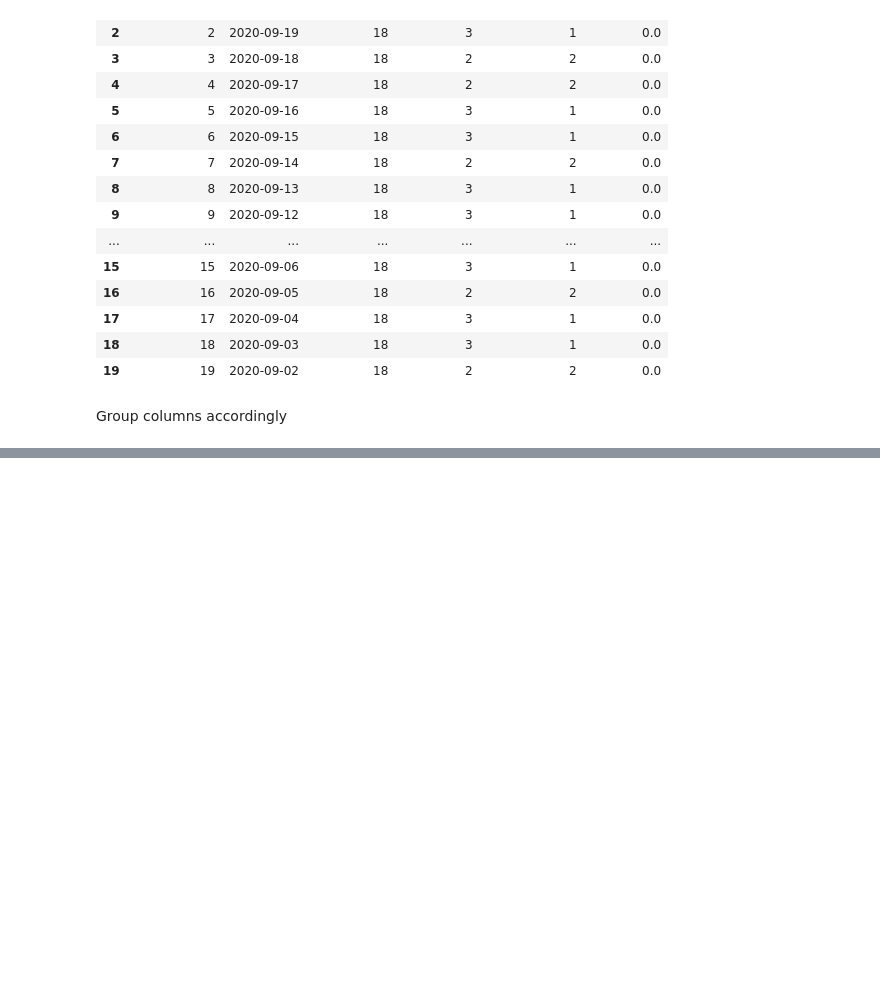
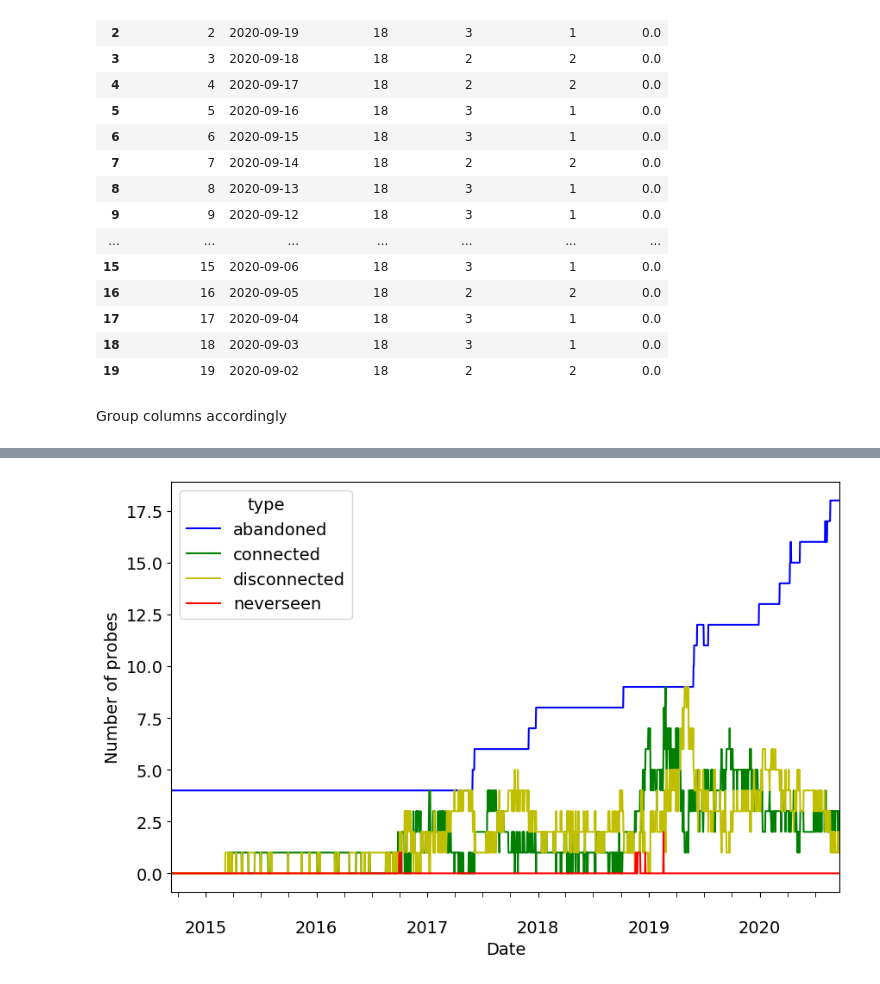
Before and after one commit to networkmeister/AFRICAN_RIPE_STATS_ANALYSIS, a Jupyter notebook: All_African_Countries_Data_1.ipynb, the cells around one changed output, grey strips where cells are left out. Cells and saved outputs as stored; diff of their text form; code cells hidden in the pictures; blank space fills up the shorter version.

Commit message:
Add files via upload
iloc issues fixed

```diff
--- a/All_African_Countries_Data_1.ipynb
+++ b/All_African_Countries_Data_1.ipynb
@@ -145,19 +158,20 @@ df_agg.head()
 # %%
-df_neverseen = df.iloc[:,[0,4]]
-df_neverseen.columns = {'date','amount'}
+df_neverseen = df_agg.iloc[:,[0,1]]
+df_neverseen.columns = ['date','amount']
 df_neverseen= df_neverseen.assign(type = 'neverseen')
 
-df_abandoned = df.iloc[:,[0,1]]
-df_abandoned.columns = {'date','amount'}
+df_abandoned = df_agg.iloc[:,[0,2]]
+df_abandoned.columns = ['date','amount']
 df_abandoned = df_abandoned.assign(type = 'abandoned')
 
-df_connected = df.iloc[:,[0,2]]
-df_connected.columns = {'date','amount'}
+df_connected = df_agg.iloc[:,[0,3]]
+df_connected.columns = ['date','amount']
 df_connected = df_connected.assign(type = 'connected')
 
-df_disconnected = df.iloc[:,[0,3]]
-df_disconnected.columns = {'date','amount'}
+df_disconnected = df_agg.iloc[:,[0,4]]
+df_disconnected.columns = ['date','amount']
 df_disconnected = df_disconnected.assign(type = 'disconnected')
 
 df_agg2 = pd.concat([df_neverseen, df_abandoned, df_connected, df_disconnected])
+#df_agg2.set_index('date', inplace=True)
 df_agg2.head(10)
@@ -163,0 +202,27 @@ df_agg2.head(10)
+# %%
+# plot data
+fig, ax = plt.subplots(figsize=(10,7))
+# use unstack()
+df_agg2.date = pd.to_datetime(df_agg2['date'], format='%Y-%m-%d')
+
+styles = ['b','g','y', 'r']
+
+df_agg2.groupby(['date','type']).sum()['amount'].unstack()
+
+df_agg2.groupby(['date','type']).sum()['amount'].unstack().plot(style=styles, ax=ax)
+ax.set_xlabel('Date')
+ax.set_ylabel('Number of probes')
+
+ax.xaxis.set_major_locator(matplotlib.dates.YearLocator())
+ax.xaxis.set_minor_locator(matplotlib.dates.MonthLocator((1,4,7,10)))
+
+ax.xaxis.set_major_formatter(matplotlib.dates.DateFormatter("\n%Y"))
+#ax.xaxis.set_minor_formatter(matplotlib.dates.DateFormatter("%b"))
+plt.setp(ax.get_xticklabels(), rotation=0, ha="center")
+ax.tick_params(axis="x", which="both", length=4)
+
+plt.tick_params(labelsize=14)
+#plt.savefig("data/plots/probes_deployment_timeseries.pdf", bbox_inches="tight")
+plt.show()
+# %% [output]
+[figure, added]
```
Also changed, not shown: parts of 8 cells of this notebook.
